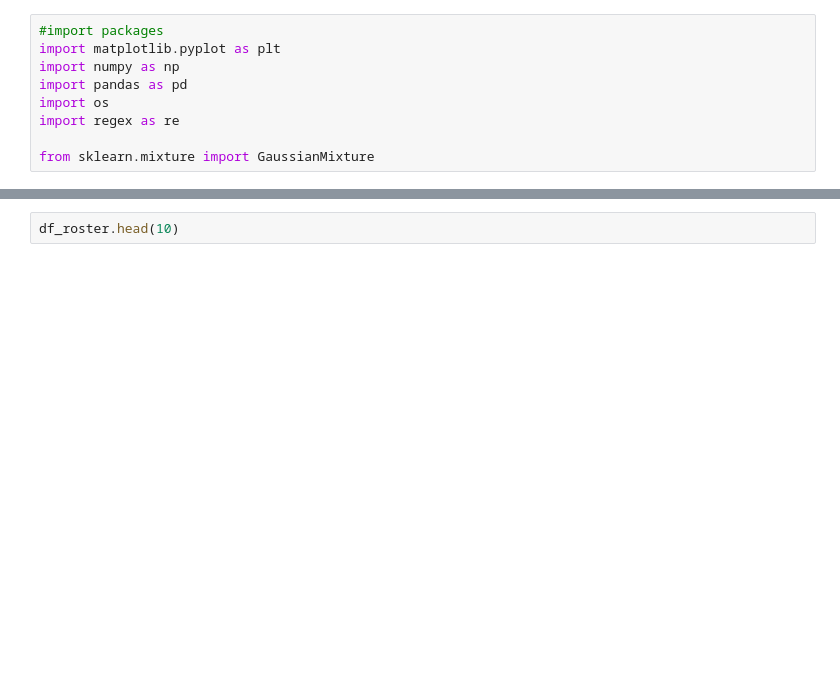
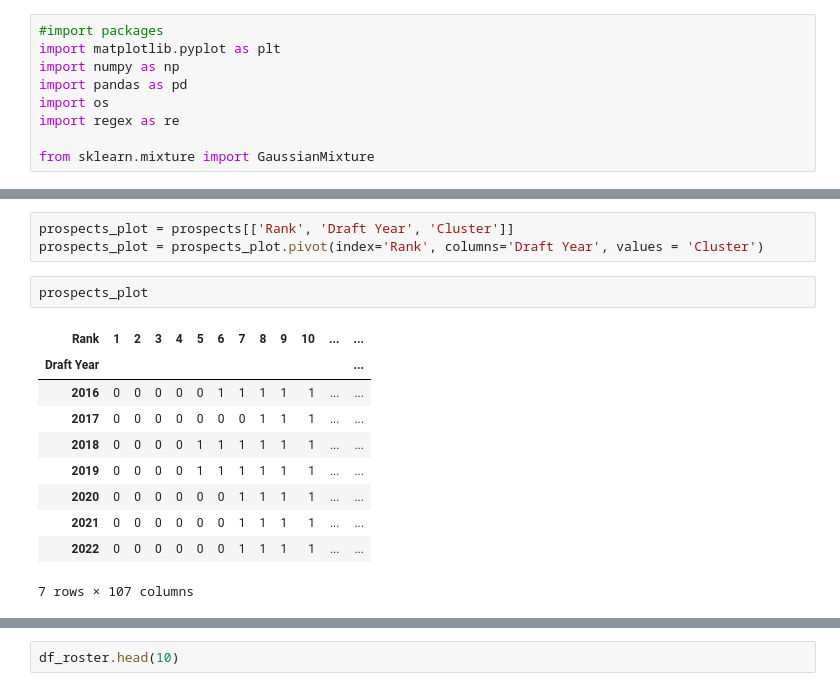
Before and after one commit to rafrisci/tiering_nfl_drafts, a Jupyter notebook: explore_big_board.ipynb, the cells around one changed output, grey strips where cells are left out. Cells and saved outputs as stored; diff of their text form; blank space fills up the shorter version.

```diff
--- a/explore_big_board.ipynb
+++ b/explore_big_board.ipynb
@@ -9,0 +73,16 @@ from sklearn.mixture import GaussianMixture
+# %%
+prospects_plot = prospects[['Rank', 'Draft Year', 'Cluster']]
+prospects_plot = prospects_plot.pivot(index='Rank', columns='Draft Year', values = 'Cluster')
+# %%
+prospects_plot
+# %% [output]
+| Rank | 1 | 2 | 3 | 4 | 5 | 6 | 7 | 8 | 9 | 10 | ... | ... |
+| Draft Year |  |  |  |  |  |  |  |  |  |  |  | ... |
+| 2016 | 0 | 0 | 0 | 0 | 0 | 1 | 1 | 1 | 1 | 1 | ... | ... |
+| 2017 | 0 | 0 | 0 | 0 | 0 | 0 | 0 | 1 | 1 | 1 | ... | ... |
+| 2018 | 0 | 0 | 0 | 0 | 1 | 1 | 1 | 1 | 1 | 1 | ... | ... |
+| 2019 | 0 | 0 | 0 | 0 | 1 | 1 | 1 | 1 | 1 | 1 | ... | ... |
+| 2020 | 0 | 0 | 0 | 0 | 0 | 0 | 1 | 1 | 1 | 1 | ... | ... |
+| 2021 | 0 | 0 | 0 | 0 | 0 | 0 | 1 | 1 | 1 | 1 | ... | ... |
+| 2022 | 0 | 0 | 0 | 0 | 0 | 0 | 1 | 1 | 1 | 1 | ... | ... |
+7 rows × 107 columns
```
Also changed, not shown: parts of 16 cells of this notebook.
